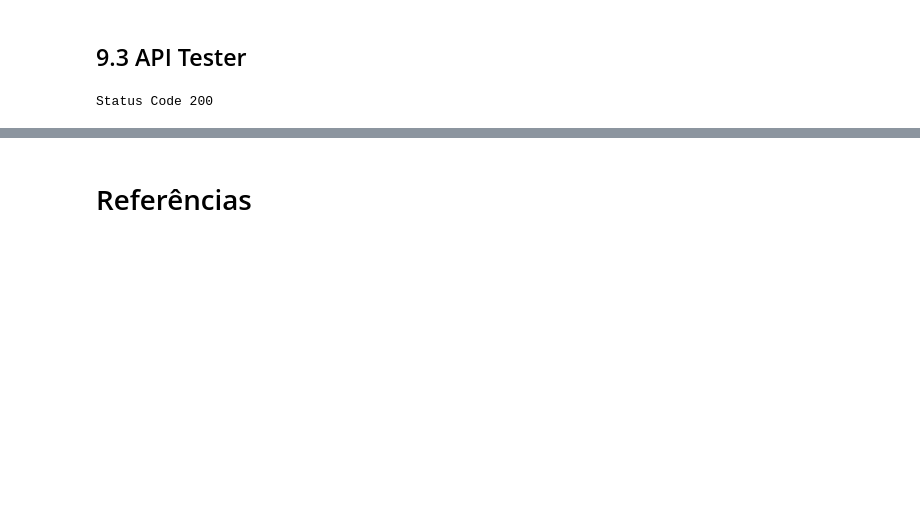
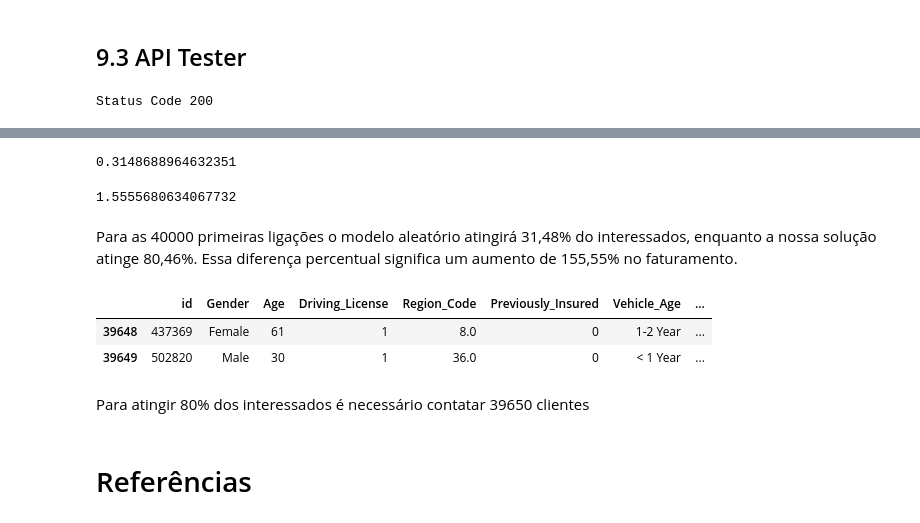
Before and after one commit to jonasbarletta/health_insurance_cross_sell, a Jupyter notebook: health_insurance_05_ciclo_1_finalizado.ipynb, the cells around one changed output, grey strips where cells are left out. Drawn from its saved outputs; the diff is of its cells as text; code cells hidden in the pictures; blank space fills up the shorter version.

```diff
--- a/health_insurance_05_ciclo_1_finalizado.ipynb
+++ b/health_insurance_05_ciclo_1_finalizado.ipynb
@@ -886,4 +913,4 @@ print('Status Code {}'.format(r.status_code))
 Status Code 200
 # %%
 d1 = pd.DataFrame(r.json(), columns=r.json()[0].keys())
-df_result = pd.concat([df_test_raw, d1['score']], axis=1).sort_values('score', ascending=False)
+df_result = pd.concat([df_test_raw, d1['score']], axis=1).sort_values('score', ascending=False).reset_index(drop=True)
@@ -899,3 +940,26 @@ df_result.head()
+# %%
+# comparando com o modelo aleatório
+40000 / df_result.shape[0]
+# %% [output]
+0.3148688964632351
+# %%
+(df_result['score'].head(40000).sum() / df_result['score'].sum() ) / (40000 / df_result.shape[0]) - 1
+# %% [output]
+1.5555680634067732
+# %% [markdown]
+Para as 40000 primeiras ligações o modelo aleatório atingirá 31,48% do interessados, enquanto a nossa solução atinge 80,46%. Essa diferença percentual significa um aumento de 155,55% no faturamento.
+# %%
+df_result['rank'] = df_result.index + 1
+# %%
+df_result['score_cum_percentege'] = df_result['score'].cumsum() / df_result['score'].sum()
+# %%
+df_result[(df_result['score_cum_percentege'] > 0.79999) & (df_result['score_cum_percentege'] < 0.80001)]
+# %% [output]
+|  | id | Gender | Age | Driving_License | Region_Code | Previously_Insured | Vehicle_Age | ... |
+| 39648 | 437369 | Female | 61 | 1 | 8.0 | 0 | 1-2 Year | ... |
+| 39649 | 502820 | Male | 30 | 1 | 36.0 | 0 | < 1 Year | ... |
+# %% [markdown]
+Para atingir 80% dos interessados é necessário contatar 39650 clientes
 # %% [markdown]
 # Referências
 # %% [markdown]
```
Also changed, not shown: parts of 20 cells of this notebook.
